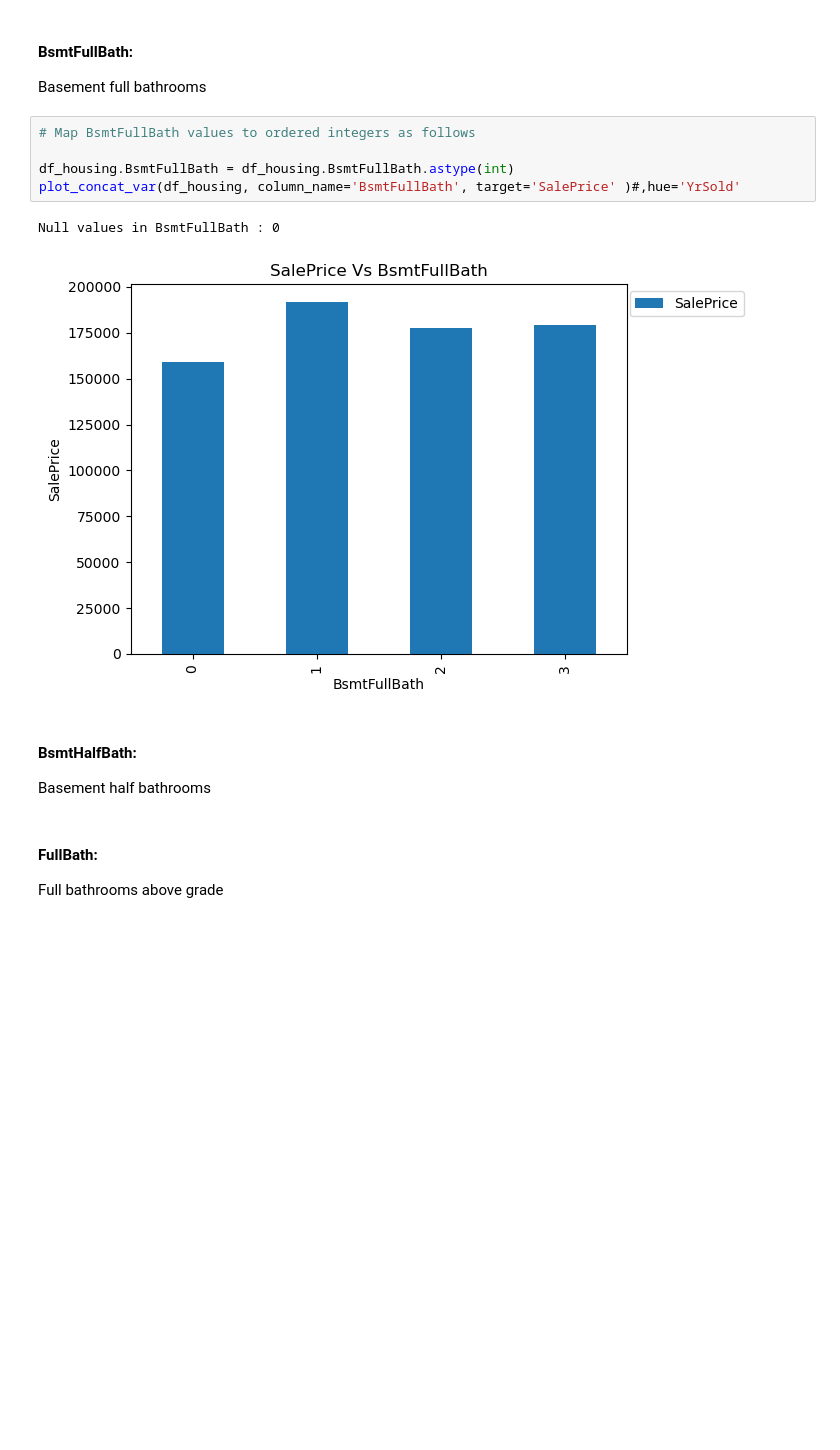
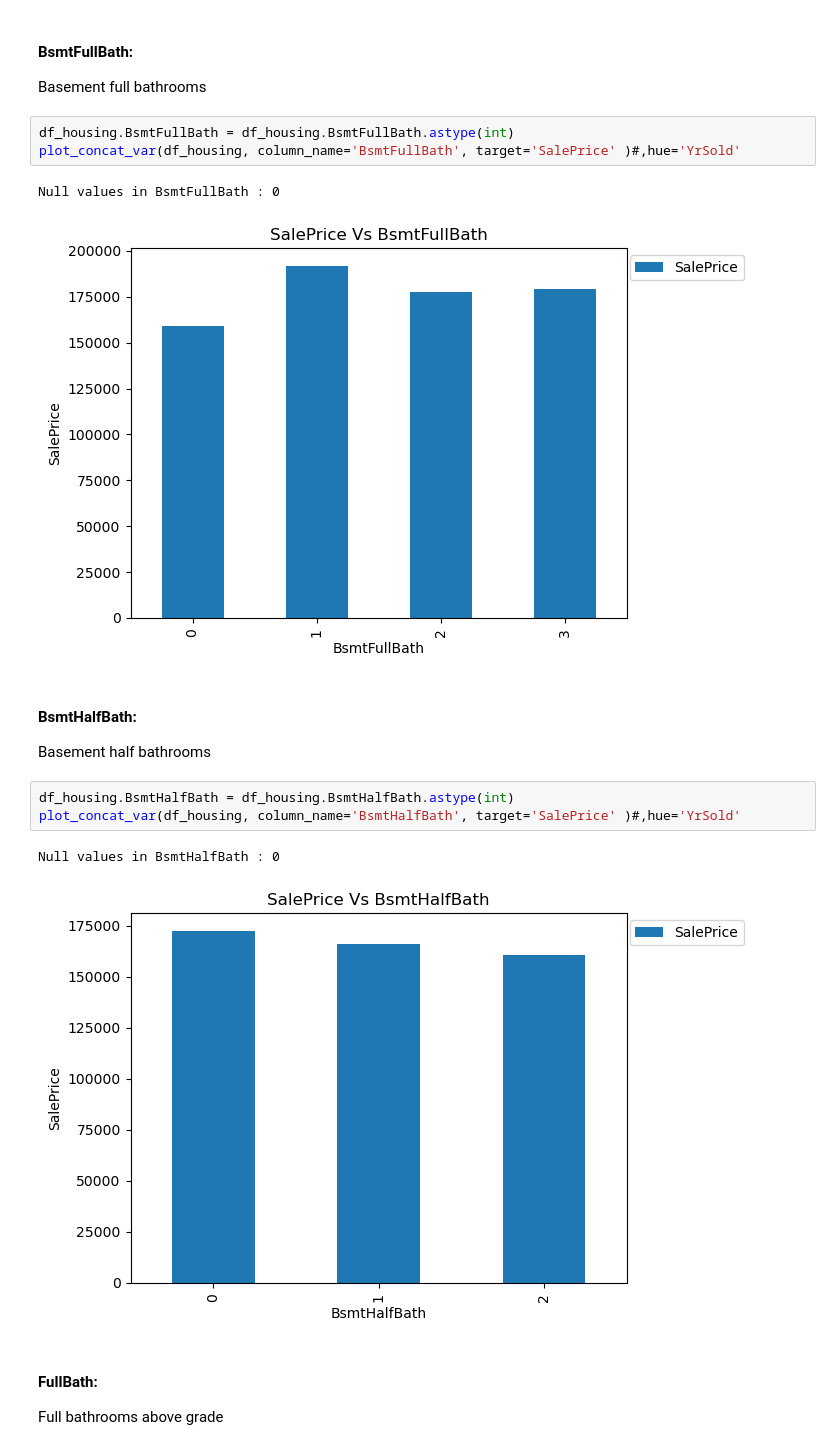
Before and after one commit to bhanu481/Surprise-Housing-Australia, a Jupyter notebook: Surprise-Housing-Australia.ipynb, the cells around one changed output. Saved outputs shown, nothing was run; the diff lists cells and outputs as text; blank space fills up the shorter version.

```diff
--- a/Surprise-Housing-Australia.ipynb
+++ b/Surprise-Housing-Australia.ipynb
@@ -810,8 +818,6 @@ From the plot we can observe that there is a clear correlation between Heating q
 #### BsmtFullBath:
 Basement full bathrooms
 # %%
-# Map BsmtFullBath values to ordered integers as follows
-
 df_housing.BsmtFullBath = df_housing.BsmtFullBath.astype(int)
 plot_concat_var(df_housing, column_name='BsmtFullBath', target='SalePrice' )#,hue='YrSold'
 # %% [output]
@@ -820,6 +826,12 @@ Null values in BsmtFullBath : 0
 # %% [markdown]
 #### BsmtHalfBath:
 Basement half bathrooms
+# %%
+df_housing.BsmtHalfBath = df_housing.BsmtHalfBath.astype(int)
+plot_concat_var(df_housing, column_name='BsmtHalfBath', target='SalePrice' )#,hue='YrSold'
+# %% [output]
+Null values in BsmtHalfBath : 0
+[figure, added]
 # %% [markdown]
 #### FullBath:
 Full bathrooms above grade
```
Also changed, not shown: parts of 28 cells of this notebook.
